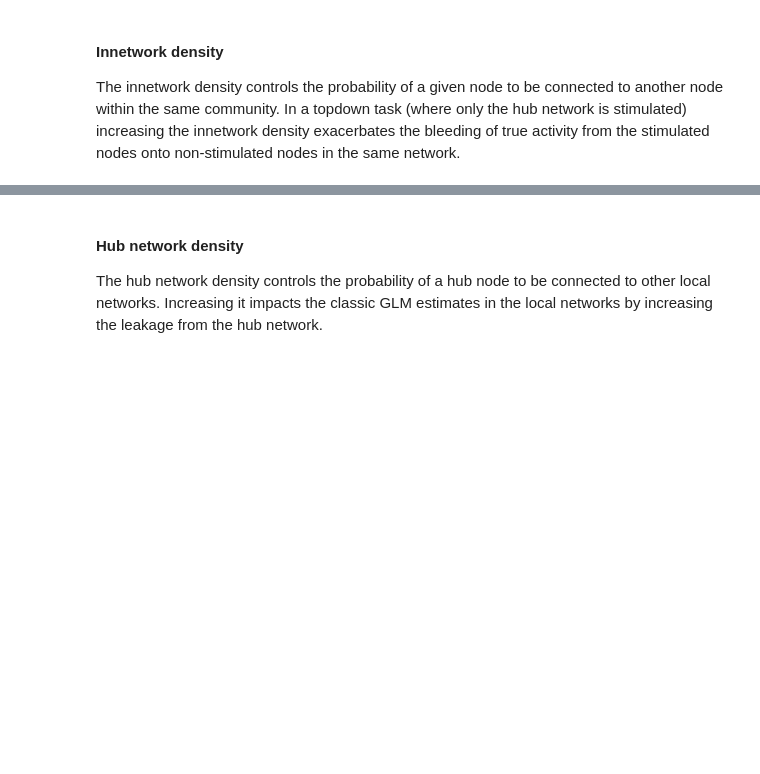
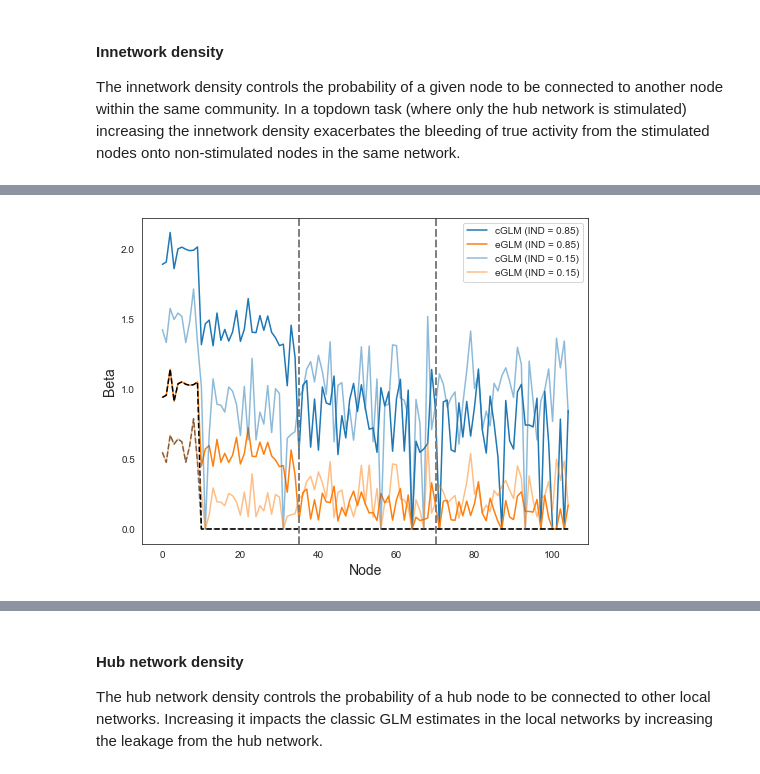
Before and after one commit to zenkavi/NeuralMassModels, a Jupyter notebook: simulations/notebooks/Extended_GLM_neural_network_level.ipynb, the cells around one changed output, grey strips where cells are left out. Saved outputs shown, nothing was run; the diff lists cells and outputs as text; code cells hidden in the pictures; blank space fills up the shorter version.

```diff
--- a/simulations/notebooks/Extended_GLM_neural_network_level.ipynb
+++ b/simulations/notebooks/Extended_GLM_neural_network_level.ipynb
@@ -210,0 +237,5 @@ new_sim = sim_network_task_glm(innetwork_dsity = .85)
+# %%
+plot_sim_network_glm(new_sim1, ucr_label="cGLM (IND = 0.85)", ext_label="eGLM (IND = 0.85)")
+plot_sim_network_glm(new_sim2, alp = .5, ucr_label="cGLM (IND = 0.15)", ext_label="eGLM (IND = 0.15)")
+# %% [output]
+[figure, added]
```
Also changed, not shown: parts of 14 cells of this notebook, 1 other file.
